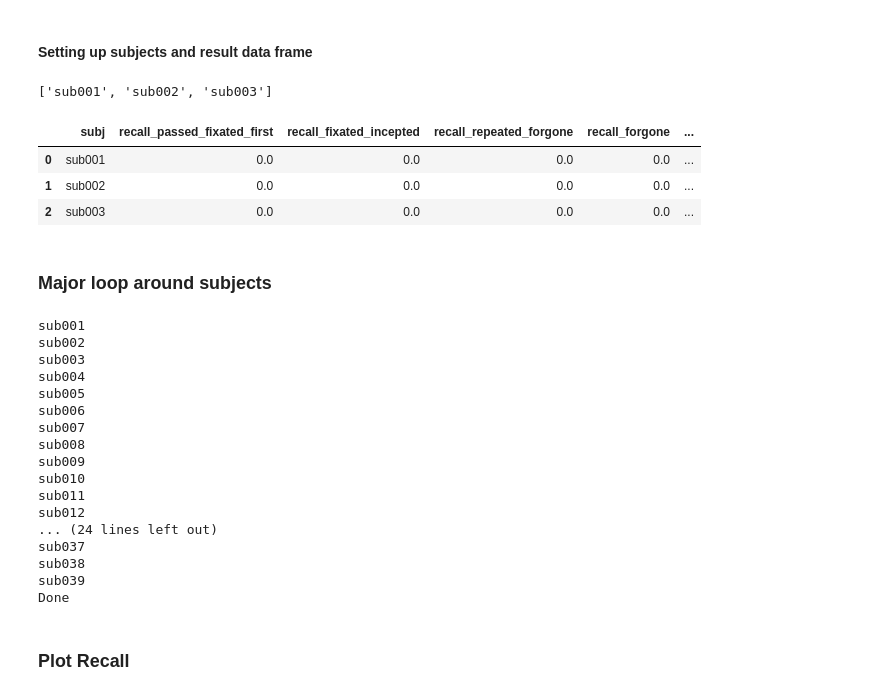
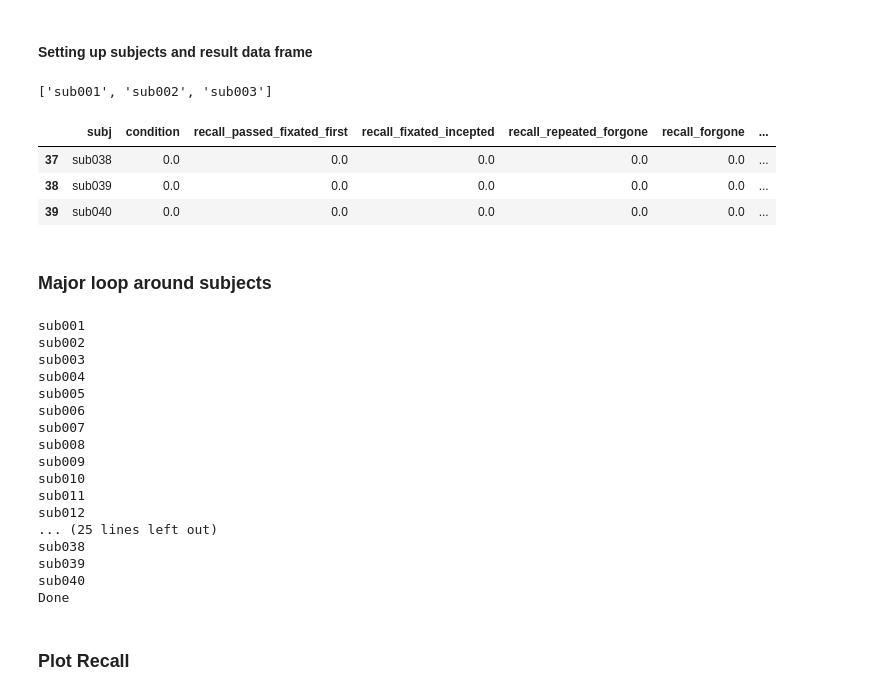
Before and after one commit to nomcomm/vr_billboard_p, a Jupyter notebook: scripts/00_Analysis2.ipynb, the cells around one changed output. Cells and saved outputs as stored; diff of their text form; code cells hidden in the pictures.

```diff
--- a/scripts/00_Analysis2.ipynb
+++ b/scripts/00_Analysis2.ipynb
@@ -30,22 +30,22 @@ billboard_regex = r"billboard_image_\d+"
 # %% [markdown]
 #### Setting up subjects and result data frame
 # %%
-sub_list = [f'sub{str(i).zfill(3)}' for i in range(1, 40)]
+sub_list = [f'sub{str(i).zfill(3)}' for i in range(1, 41)]
 n_subs = len(sub_list)
 print(sub_list[:3])
 
-result_df = pd.DataFrame(np.zeros((n_subs, 9)), columns = ['subj', 'condition',
+result_df = pd.DataFrame(np.zeros((n_subs, 10)), columns = ['subj', 'condition',
                                                           'recall_passed_fixated_first', 'recall_fixated_incepted', 'recall_repeated_forgone', 'recall_forgone',
                                                           'recognition_passed_fixated_first', 'recognition_fixated_incepted', 'recognition_repeated_forgone', 'recognition_forgone',])
 
 result_df['subj'] = sub_list
-result_df.head(3)
+result_df.tail(3)
 # %% [output]
 ['sub001', 'sub002', 'sub003']
-|  | subj | recall_passed_fixated_first | recall_fixated_incepted | recall_repeated_forgone | recall_forgone | ... |
-| 0 | sub001 | 0.0 | 0.0 | 0.0 | 0.0 | ... |
-| 1 | sub002 | 0.0 | 0.0 | 0.0 | 0.0 | ... |
-| 2 | sub003 | 0.0 | 0.0 | 0.0 | 0.0 | ... |
+|  | subj | condition | recall_passed_fixated_first | recall_fixated_incepted | recall_repeated_forgone | recall_forgone | ... |
+| 37 | sub038 | 0.0 | 0.0 | 0.0 | 0.0 | 0.0 | ... |
+| 38 | sub039 | 0.0 | 0.0 | 0.0 | 0.0 | 0.0 | ... |
+| 39 | sub040 | 0.0 | 0.0 | 0.0 | 0.0 | 0.0 | ... |
 # %% [markdown]
 ### Major loop around subjects
 # %%
@@ -179,10 +179,10 @@ sub009
 sub010
 sub011
 sub012
-... (24 lines left out)
-sub037
+... (25 lines left out)
 sub038
 sub039
+sub040
 Done
 # %%
 result_df.head()
```
Also changed, not shown: parts of 2 cells of this notebook, 3 other files.
